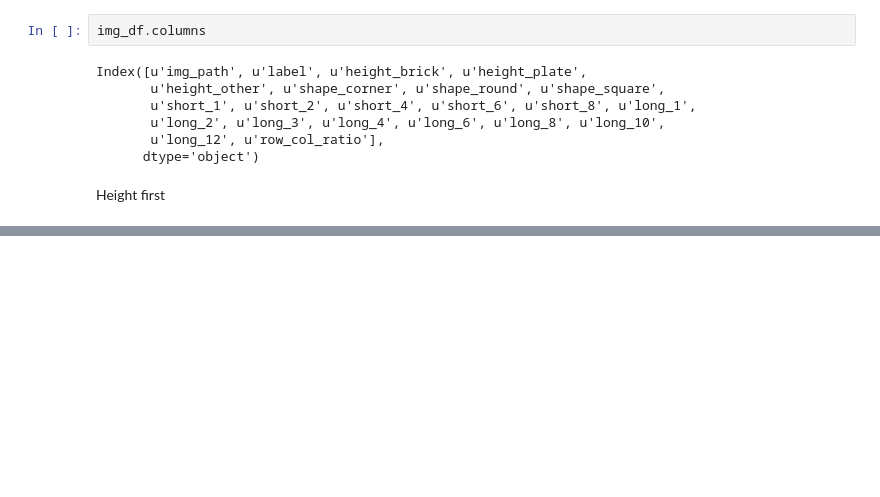
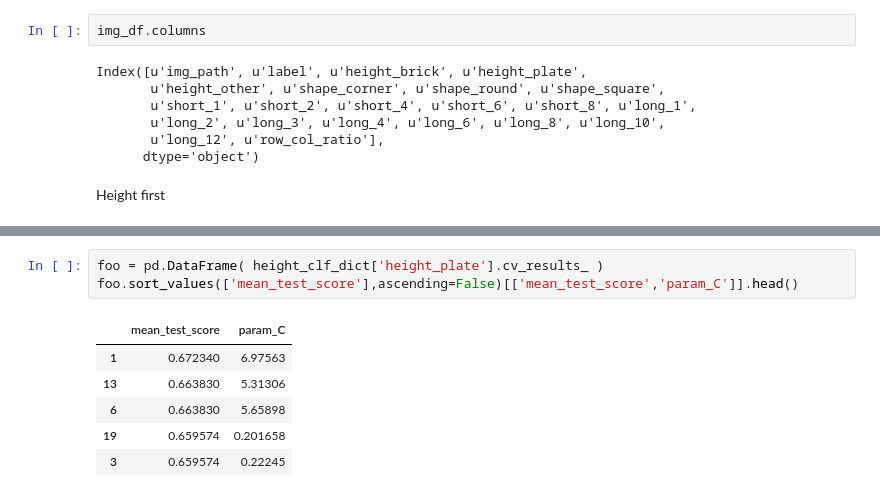
Before and after one commit to markertsean/lego_recognition, a Jupyter notebook: classification/build_model.ipynb, the cells around one changed output, grey strips where cells are left out. Saved outputs shown, nothing was run; the diff lists cells and outputs as text; blank space fills up the shorter version.

```diff
--- a/classification/build_model.ipynb
+++ b/classification/build_model.ipynb
@@ -243,0 +303,10 @@ test_height_y  =  test_df[height_columns]
+# %%
+foo = pd.DataFrame( height_clf_dict['height_plate'].cv_results_ )
+foo.sort_values(['mean_test_score'],ascending=False)[['mean_test_score','param_C']].head()
+# %% [output]
+|  | mean_test_score | param_C |
+| 1 | 0.672340 | 6.97563 |
+| 13 | 0.663830 | 5.31306 |
+| 6 | 0.663830 | 5.65898 |
+| 19 | 0.659574 | 0.201658 |
+| 3 | 0.659574 | 0.22245 |
```
Also changed, not shown: parts of 25 cells of this notebook.
